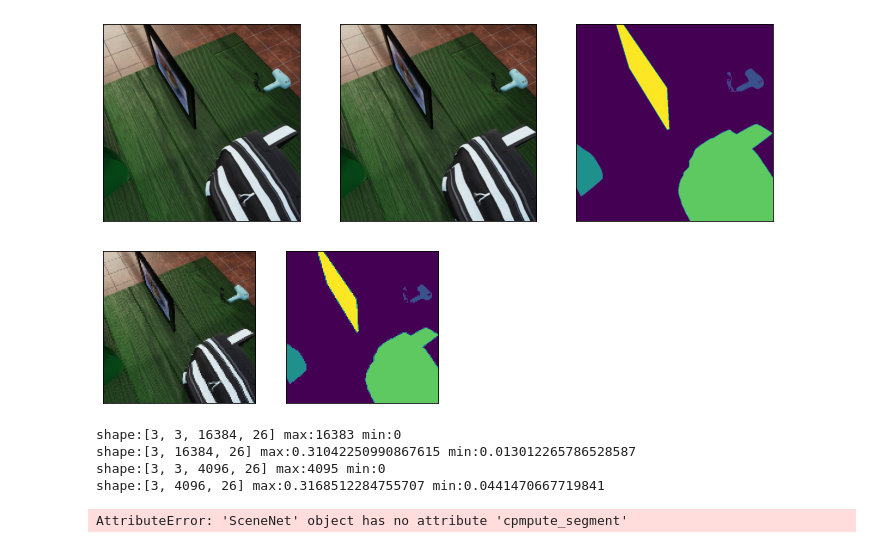
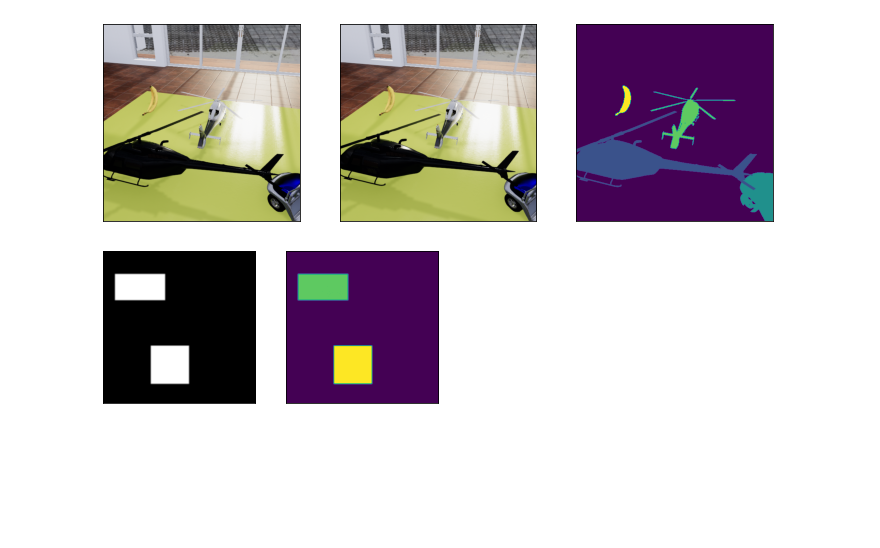
Before and after one commit to ZongjingLi/Karanir, a Jupyter notebook: demo_percept.ipynb, the cells around one changed output. Saved outputs shown, nothing was run; the diff lists cells and outputs as text; code cells hidden in the pictures; blank space fills up the shorter version.

```diff
--- a/demo_percept.ipynb
+++ b/demo_percept.ipynb
@@ -16,32 +16,49 @@ args = parser.parse_args(args = [])
 # %%
 import matplotlib.pyplot as plt
 dataset = PlayroomDataset(True, args, dataset_dir = dataset_dir, flow = False)
-loader = DataLoader(dataset, batch_size = 3, shuffle = True)
+loader = DataLoader(dataset, batch_size = 1, shuffle = True)
 
 for sample in loader:break;
 
 def visualize_sample(sample, fig_name = "visualize sample", n = 12):
     fig = plt.figure(fig_name, frameon = False, figsize = (n,n * 3))
     for i,k in enumerate(sample):
         ax = fig.add_subplot(1,3,i+1)
         ax.imshow(sample[k][0])
         plt.xticks([]);plt.yticks([]) # ignore all the label tick and just show the pics
     plt.show()
 
 visualize_sample(sample)
 # %% [output]
-[figure, old version]
+[figure, new version]
 # %%
 """Build the SceneNet that performs visual grouping with conditions"""
 from karanir.thanagor.perception import SceneNet
 from karanir.thanagor.model import config
 import torchvision
+import torch
 
+resolution = (128,128)
 img = sample["img1"] / 255.
-img = torchvision.transforms.Resize([128,128])(img.permute(0,3,1,2))
+img = torchvision.transforms.Resize(resolution)(img.permute(0,3,1,2))
 
 gt_seg = sample["gt_segment"]
-gt_seg = torchvision.transforms.Resize([128,128])(gt_seg)
+gt_seg = torchvision.transforms.Resize(resolution)(gt_seg)
+
+"""Build a test case to segment simple data like squares and other geometrics"""
+
+if 1:
+    B = 1
+    H , W = (64,64)
+    img = torch.zeros([B, 3, H, W])
+    img[:,:,40:56,20:36] = 1.0
+    img[:,:,10:21,5:26] = 1.0
+
+    gt_seg = torch.zeros([B, H, W])
+    gt_seg[:,40:56,20:36] = 4.0
+    gt_seg[:,10:21,5:26] = 3.0
+    gt_seg = gt_seg.long()
+    resolution = (64,64)
 
 """ Down Cast the images into the resolution of (128,128)"""
 fig = plt.figure("down sample images")
@@ -51,19 +68,4 @@ ax2 = fig.add_subplot(122)
 ax2.imshow(gt_seg[0]); plt.xticks([]); plt.yticks([])
 plt.show()
 # %% [output]
-[figure, old version]
+[figure, new version]
-# %%
-"""Actual Calculations and the small sample training"""
-scenenet = SceneNet(config)
-
-outputs = scenenet(img, gt_seg)
-
-"""Optimization over the loss and KL-divergence"""
-loss = outputs["loss"]
-print(f"loss:{loss}")
-# %% [output]
-shape:[3, 3, 16384, 26] max:16383 min:0
-shape:[3, 16384, 26] max:0.31042250990867615 min:0.013012265786528587
-shape:[3, 3, 4096, 26] max:4095 min:0
-shape:[3, 4096, 26] max:0.3168512284755707 min:0.0441470667719841
-AttributeError: 'SceneNet' object has no attribute 'cpmpute_segment'
```
Also changed, not shown: parts of 9 cells of this notebook, 22 other files.
